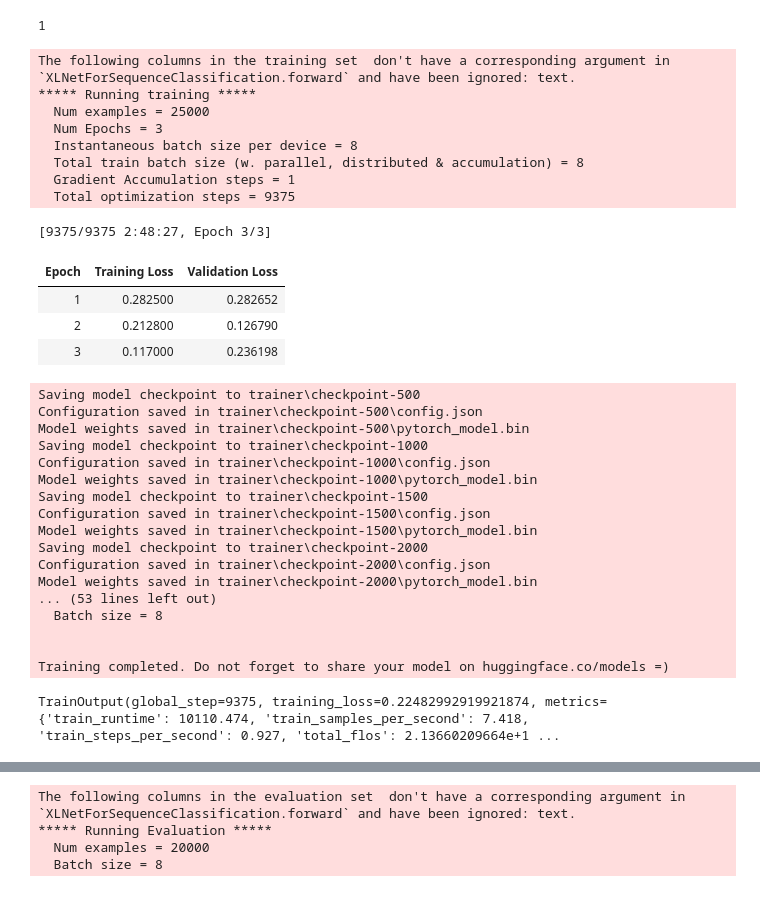
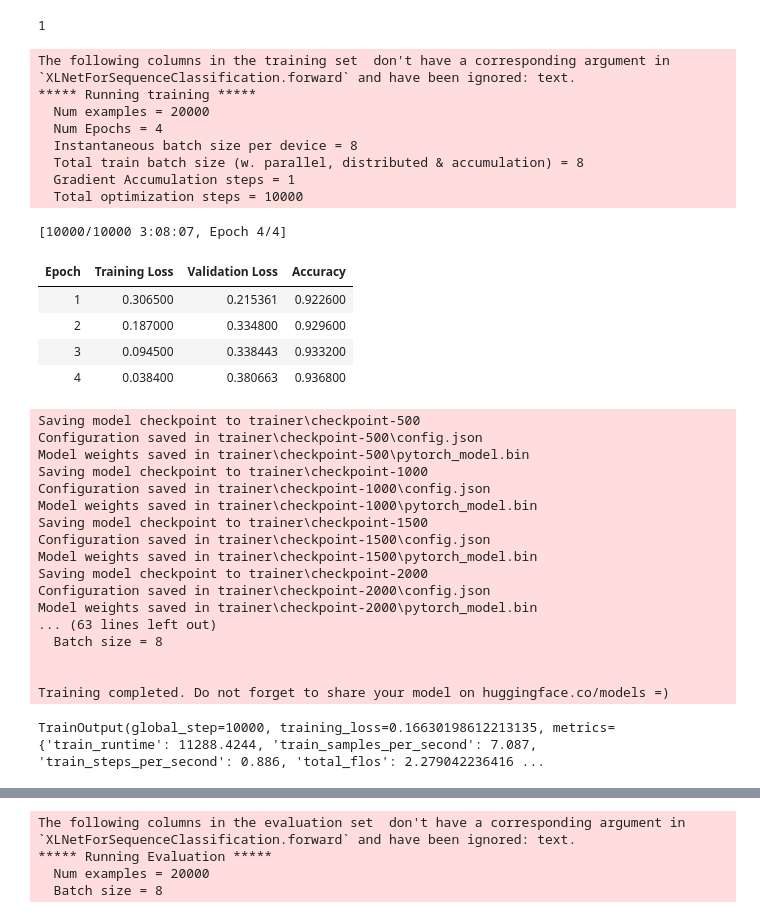
Before and after one commit to JulienGervai/sys843, a Jupyter notebook: imdb/XLNet/XLNet_IMDB.ipynb, the cells around one changed output, grey strips where cells are left out. Cells and saved outputs as stored; diff of their text form; code cells hidden in the pictures.

```diff
--- a/imdb/XLNet/XLNet_IMDB.ipynb
+++ b/imdb/XLNet/XLNet_IMDB.ipynb
@@ -6,0 +1,4 @@ Reusing dataset imdb (C:\Users\AR88750\.cache\huggingface\datasets\imdb\plain_te
+# %%
+from datasets import load_dataset
+
+dataset = load_dataset('csv', data_files={'train': '../imdb_extracted/train_imdb.csv', 'val' : '../imdb_extracted/val_imdb.csv', 'test': '../imdb_extracted/test_imdb.csv'})
@@ -7,3 +8,5 @@ Reusing dataset imdb (C:\Users\AR88750\.cache\huggingface\datasets\imdb\plain_te
+# %%
+train_ds, val_ds, test_ds = dataset["train"], dataset["val"], dataset["test"]
 # %%
 train_ds
 # %% [output]
@@ -53,7 +58,7 @@ You should probably TRAIN this model on a down-stream task to be able to use it
 # %%
 from transformers import TrainingArguments
 
-training_args = TrainingArguments("trainer", evaluation_strategy="epoch")
+training_args = TrainingArguments("trainer", evaluation_strategy="epoch", num_train_epochs = 4)
 # %%
 import numpy as np
 from datasets import load_metric
@@ -73,28 +78,30 @@ torch._C._cuda_getDeviceCount()
 # %%
 from transformers import Trainer
 
 trainer = Trainer(
     model=model,
     args=training_args,
     train_dataset=tokenized_train_ds,
     eval_dataset=tokenized_val_ds,
+    compute_metrics=compute_metrics,
 )
 
 trainer.train()
 # %% [output]
 The following columns in the training set  don't have a corresponding argument in `XLNetForSequenceClassification.forward` and have been ignored: text.
 ***** Running training *****
-  Num examples = 25000
-  Num Epochs = 3
+  Num examples = 20000
+  Num Epochs = 4
   Instantaneous batch size per device = 8
   Total train batch size (w. parallel, distributed & accumulation) = 8
   Gradient Accumulation steps = 1
-  Total optimization steps = 9375
+  Total optimization steps = 10000
-[9375/9375 2:48:27, Epoch 3/3]
+[10000/10000 3:08:07, Epoch 4/4]
-| Epoch | Training Loss | Validation Loss |
-| 1 | 0.282500 | 0.282652 |
-| 2 | 0.212800 | 0.126790 |
-| 3 | 0.117000 | 0.236198 |
+| Epoch | Training Loss | Validation Loss | Accuracy |
+| 1 | 0.306500 | 0.215361 | 0.922600 |
+| 2 | 0.187000 | 0.334800 | 0.929600 |
+| 3 | 0.094500 | 0.338443 | 0.933200 |
+| 4 | 0.038400 | 0.380663 | 0.936800 |
 Saving model checkpoint to trainer\checkpoint-500
 Configuration saved in trainer\checkpoint-500\config.json
 Model weights saved in trainer\checkpoint-500\pytorch_model.bin
@@ -107,9 +114,9 @@ Model weights saved in trainer\checkpoint-1500\pytorch_model.bin
 Saving model checkpoint to trainer\checkpoint-2000
 Configuration saved in trainer\checkpoint-2000\config.json
 Model weights saved in trainer\checkpoint-2000\pytorch_model.bin
-... (53 lines left out)
+... (63 lines left out)
   Batch size = 8
 
 
 Training completed. Do not forget to share your model on huggingface.co/models =)
-TrainOutput(global_step=9375, training_loss=0.22482992919921874, metrics={'train_runtime': 10110.474, 'train_samples_per_second': 7.418, 'train_steps_per_second': 0.927, 'total_flos': 2.13660209664e+1 ...
+TrainOutput(global_step=10000, training_loss=0.16630198612213135, metrics={'train_runtime': 11288.4244, 'train_samples_per_second': 7.087, 'train_steps_per_second': 0.886, 'total_flos': 2.279042236416 ...
```
Also changed, not shown: parts of 11 cells of this notebook.
